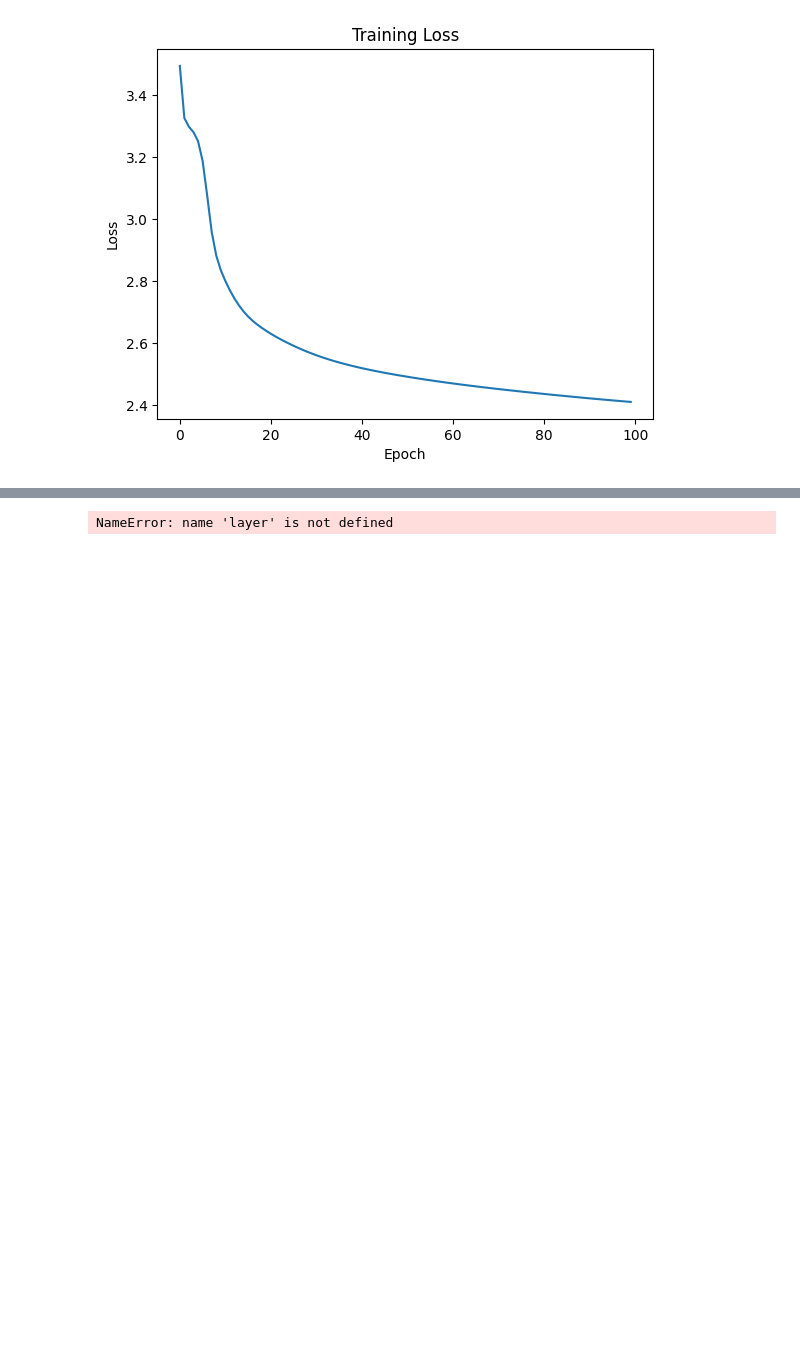
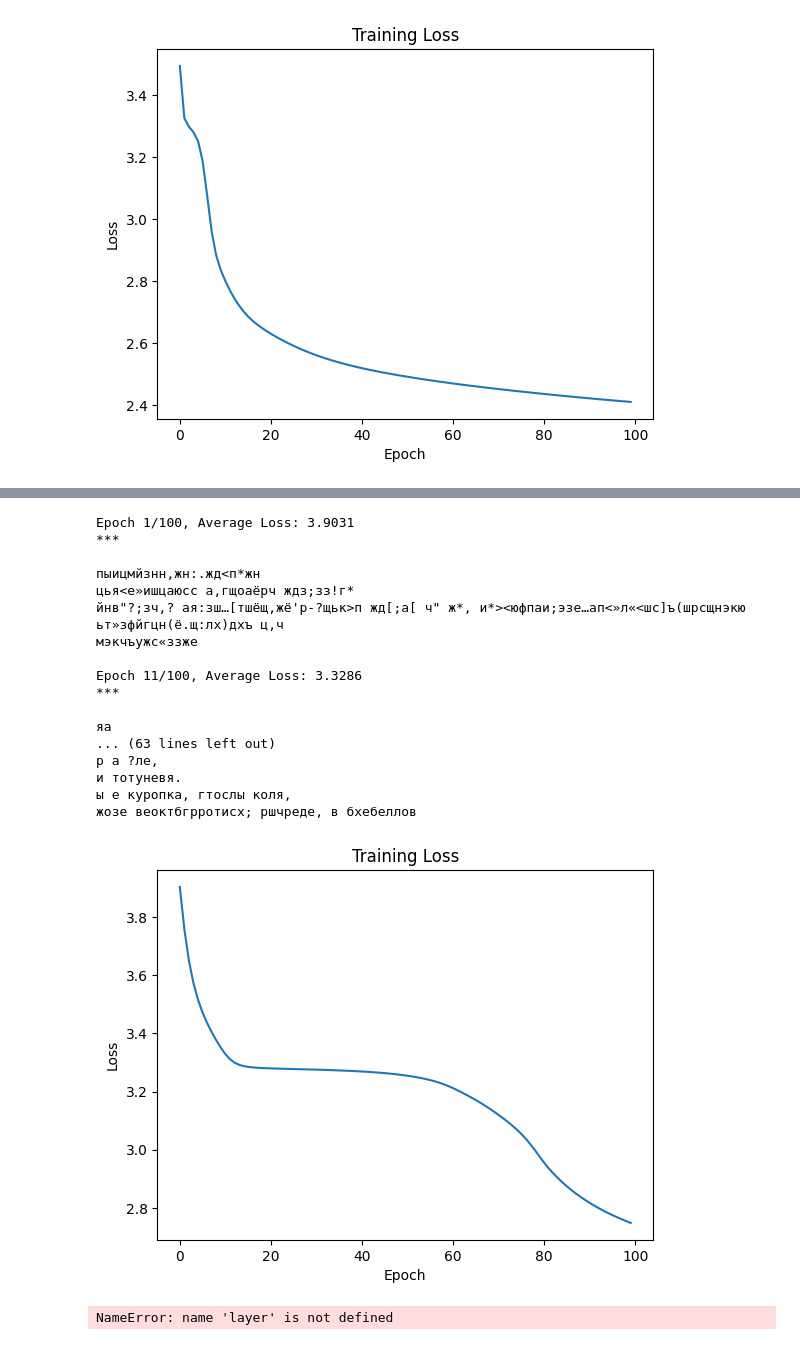
Before and after one commit to olgeorge/ml-experiments, a Jupyter notebook: lstm_verses/verses.ipynb, the cells around one changed output, grey strips where cells are left out. Drawn from its saved outputs; the diff is of its cells as text; code cells hidden in the pictures; blank space fills up the shorter version.

```diff
--- a/lstm_verses/verses.ipynb
+++ b/lstm_verses/verses.ipynb
@@ -7,7 +7,7 @@ print(f"Using device: {device}")
 # %% [output]
 Using device: cuda
 # %%
-with open('pushkin.txt') as f:
+with open('pushkin.txt', encoding='utf-8') as f:
     text_database = f.read()
 
 CYRILLIC_SYMBOLS = set('абвгдеёжзийклмнопрстуфхцчшщъыьэюяєіїґ')
@@ -222,7 +222,7 @@ class LstmTrainer:
         self.hidden_size = hidden_size
         self.temporal_depth = temporal_depth
 
-    def train_manual_lstm(self, num_epochs, batch_size, learning_rate):
+    def train_manual_lstm(self, num_epochs, batch_size, learning_rate, log_every_epochs=10):
         # Each training example is a sequence of length self.temporal_depth
         num_training_exampes = len(self.training_data) - self.temporal_depth
         X = [self.training_data[m:m+self.temporal_depth] for m in range(num_training_exampes)]
@@ -279,6 +279,7 @@ class LstmTrainer:
                 batch_loss = batch_loss / (current_batch_size * self.temporal_depth)
                 # Autograd to calculate all gradients automatically
                 batch_loss.backward()
+                nn.utils.clip_grad_norm_(layer.parameters(), max_norm=5.0)
                 # Apply basic gradient descent with learning rate
                 with torch.no_grad():
                     layer.Wc -= learning_rate * layer.Wc.grad
@@ -313,9 +314,7 @@ class LstmTrainer:
             # Print average loss for this epoch
             avg_epoch_loss = epoch_loss / num_batches
             epoch_losses.append(avg_epoch_loss)
-            if epoch % 10 == 0:
-                print(f"Model is on: {next(layer.parameters()).device}")
-                print(f"GPU memory allocated: {torch.cuda.memory_allocated() / 1e9:.2f} GB")
+            if epoch % log_every_epochs == 0:
                 print(f"Epoch {epoch+1}/{num_epochs}, Average Loss: {avg_epoch_loss:.4f}")
                 # Print some text examples to show how they are changing with training time
                 run_inference_with_sampling(
@@ -400 +408,42 @@ Epoch 1/100, Average Loss: 3.9449
+# %%
+import matplotlib.pyplot as plt
+
+trainer = LstmTrainer(
+    training_data=training_data,
+    vocabulary_size=vocabulary_size,
+    hidden_size=512,
+    temporal_depth=150,
+)
+layer, losses = trainer.train_manual_lstm(
+    num_epochs=100,
+    batch_size=512,
+    learning_rate=0.005,
+    log_every_epochs=10,
+)
+
+# Plot loss curve
+plt.plot(losses)
+plt.xlabel('Epoch')
+plt.ylabel('Loss')
+plt.title('Training Loss')
+plt.show()
+# %% [output]
+Epoch 1/100, Average Loss: 3.9031
+***
+
+пыицмйзнн,жн:.жд<п*жн
+цья<е»ишцаюсс а,гщоаёрч ждз;зз!г*
+йнв"?;зч,? ая:зш…[тшёщ,жё'р-?щьк>п жд[;а[ ч" ж*, и*><юфпаи;эзе…ап<»л«<шс]ъ(шрсщнэкю ьт»зфйгцн(ё.щ:лх)дхъ ц,ч
+мэкчъужс«ззже
+
+Epoch 11/100, Average Loss: 3.3286
+***
+
+яа
+... (63 lines left out)
+р а ?ле,
+и тотуневя.
+ы е куропка, гтослы коля,
+жозе веоктбгрротисх; ршчреде, в бхебеллов
+[figure, added]
 # %%
```
Also changed, not shown: parts of 2 cells of this notebook.
